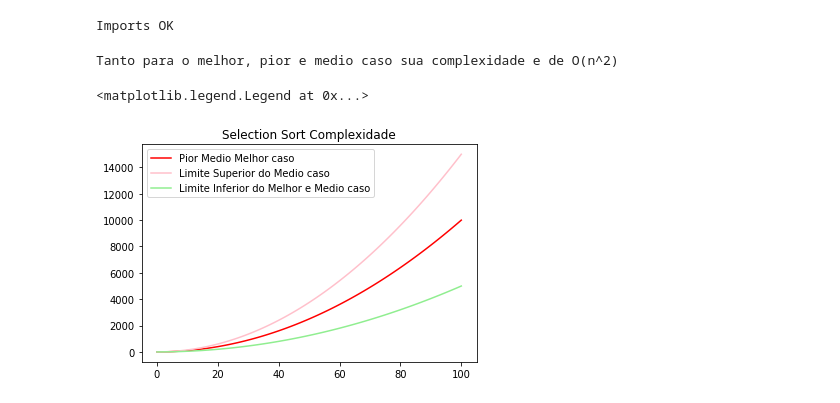
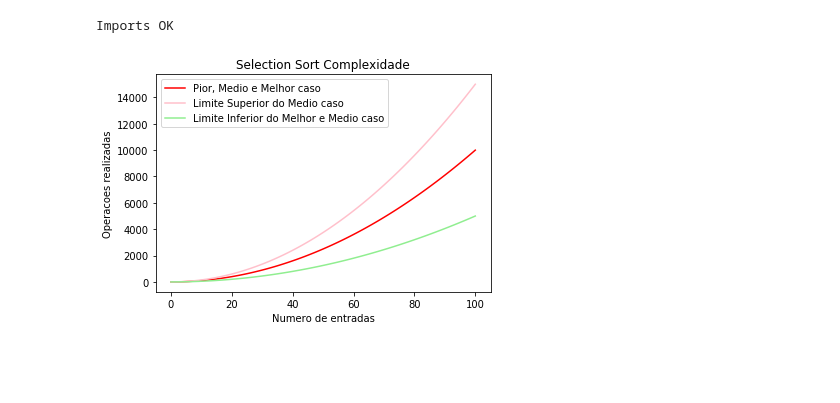
Before and after one commit to Guihgo/SortMethodsAlgorithms, a Jupyter notebook: output_python3.ipynb, the cells around one changed output. Saved outputs shown, nothing was run; the diff lists cells and outputs as text; code cells hidden in the pictures; blank space fills up the shorter version.

```diff
--- a/output_python3.ipynb
+++ b/output_python3.ipynb
@@ -1,7 +0,0 @@
-# %%
-import matplotlib.pyplot as plt
-import matplotlib
-import numpy as np
-print('Imports OK')
-# %% [output]
-Imports OK
@@ -11,13 +1,24 @@ x = np.arange(0, n)
 # %%
+import matplotlib.pyplot as plt
+import matplotlib
+import numpy as np
+print('Imports OK')
+
+n = 100
+x = np.arange(0, n+1)
+x
+
+
 inf = 0.5
 sup = 1.5
 plt.title('Selection Sort Complexidade')
-print('Tanto para o melhor, pior e medio caso sua complexidade e de O(n^2)')
-PiorMedioMelhorCaso, = plt.plot(x, x**2, 'r-', label = 'Pior Medio Melhor caso')
+PiorMedioMelhorCaso, = plt.plot(x, x**2, 'r-', label = 'Pior, Medio e Melhor caso')
 limiteSupMedioCaso, = plt.plot(x, sup*x**2, 'pink', label = 'Limite Superior do Medio caso')
 limiteInfMelhorMedioCaso, = plt.plot(x, inf*x**2, 'lightgreen', label = 'Limite Inferior do Melhor e Medio caso')
 plt.legend(handles = [PiorMedioMelhorCaso, limiteSupMedioCaso, limiteInfMelhorMedioCaso])
+plt.xlabel('Numero de entradas')
+plt.ylabel('Operacoes realizadas')
+plt.savefig('/Users/joaomarcelo/Desktop/temp/SelectionSortComplexity.pdf', format = 'pdf')
 # %% [output]
-Tanto para o melhor, pior e medio caso sua complexidade e de O(n^2)
+Imports OK
-<matplotlib.legend.Legend at 0x...>
-[figure, old version]
+[figure, new version]
```
Also changed, not shown: parts of 13 cells of this notebook, 1 other file.
